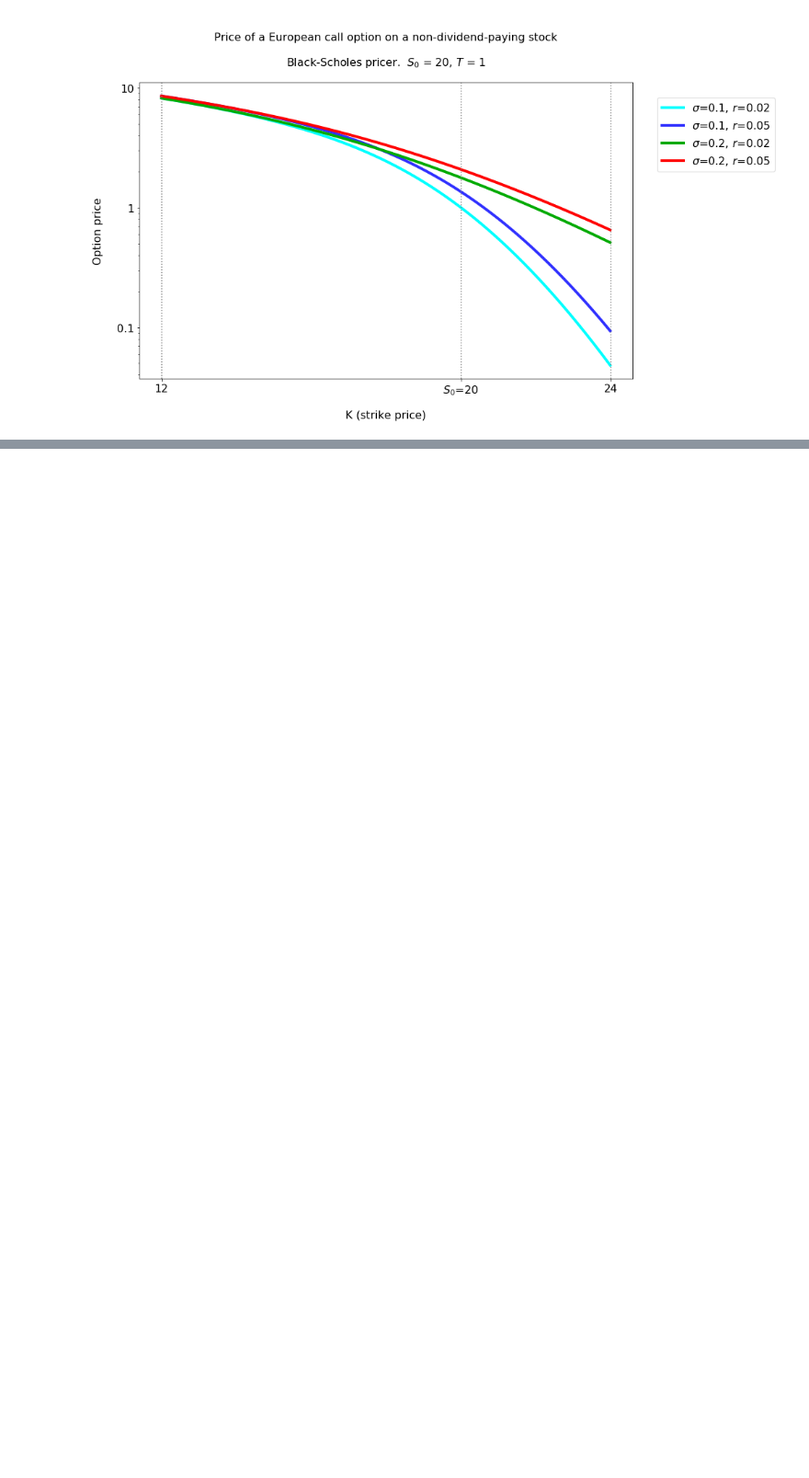
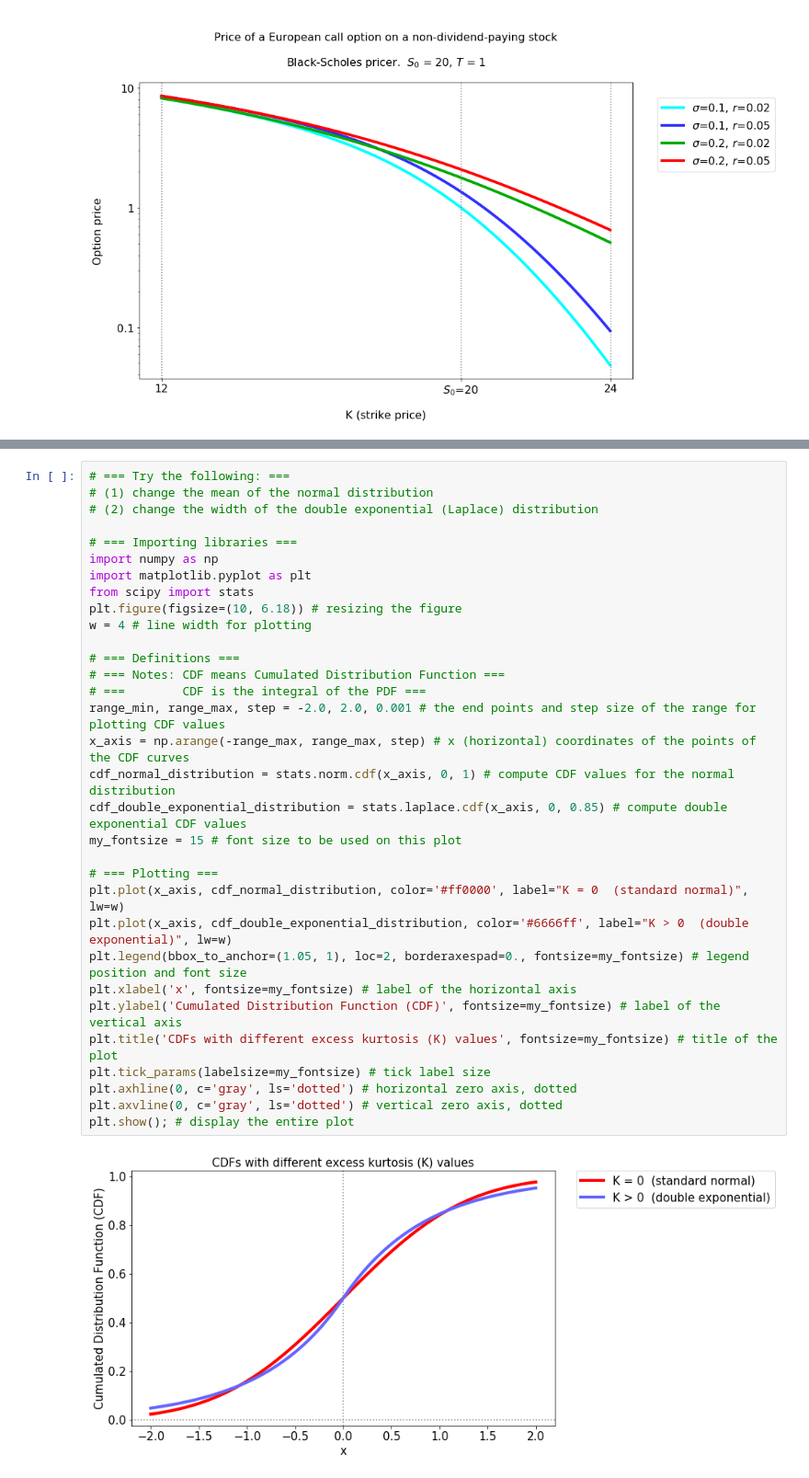
Before and after one commit to siaen/python_finance_course, a Jupyter notebook: notebooks/Black-Scholes.ipynb, the cells around one changed output, grey strips where cells are left out. Shown at 92% size. Drawn from its saved outputs; the diff is of its cells as text; blank space fills up the shorter version.

```diff
--- a/notebooks/Black-Scholes.ipynb
+++ b/notebooks/Black-Scholes.ipynb
@@ -548,0 +560,34 @@ plt.show()
+# %%
+# === Try the following: ===
+# (1) change the mean of the normal distribution
+# (2) change the width of the double exponential (Laplace) distribution
+
+# === Importing libraries ===
+import numpy as np
+import matplotlib.pyplot as plt
+from scipy import stats
+plt.figure(figsize=(10, 6.18)) # resizing the figure
+w = 4 # line width for plotting
+
+# === Definitions ===
+# === Notes: CDF means Cumulated Distribution Function ===
+# ===        CDF is the integral of the PDF ===
+range_min, range_max, step = -2.0, 2.0, 0.001 # the end points and step size of the range for plotting CDF values
+x_axis = np.arange(-range_max, range_max, step) # x (horizontal) coordinates of the points of the CDF curves
+cdf_normal_distribution = stats.norm.cdf(x_axis, 0, 1) # compute CDF values for the normal distribution
+cdf_double_exponential_distribution = stats.laplace.cdf(x_axis, 0, 0.85) # compute double exponential CDF values
+my_fontsize = 15 # font size to be used on this plot
+
+# === Plotting ===
+plt.plot(x_axis, cdf_normal_distribution, color='#ff0000', label="K = 0  (standard normal)", lw=w)
+plt.plot(x_axis, cdf_double_exponential_distribution, color='#6666ff', label="K > 0  (double exponential)", lw=w)
+plt.legend(bbox_to_anchor=(1.05, 1), loc=2, borderaxespad=0., fontsize=my_fontsize) # legend position and font size
+plt.xlabel('x', fontsize=my_fontsize) # label of the horizontal axis
+plt.ylabel('Cumulated Distribution Function (CDF)', fontsize=my_fontsize) # label of the vertical axis
+plt.title('CDFs with different excess kurtosis (K) values', fontsize=my_fontsize) # title of the plot
+plt.tick_params(labelsize=my_fontsize) # tick label size
+plt.axhline(0, c='gray', ls='dotted') # horizontal zero axis, dotted
+plt.axvline(0, c='gray', ls='dotted') # vertical zero axis, dotted
+plt.show(); # display the entire plot
+# %% [output]
+[figure, added]
```
Also changed, not shown: parts of 8 cells of this notebook, 5 other files.
